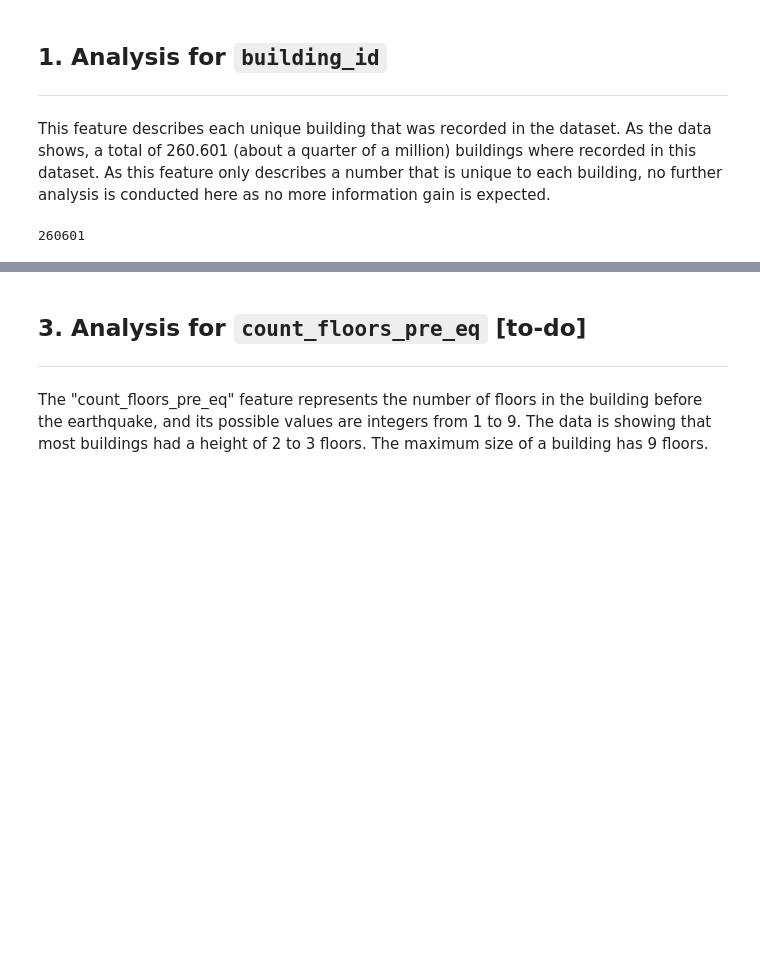
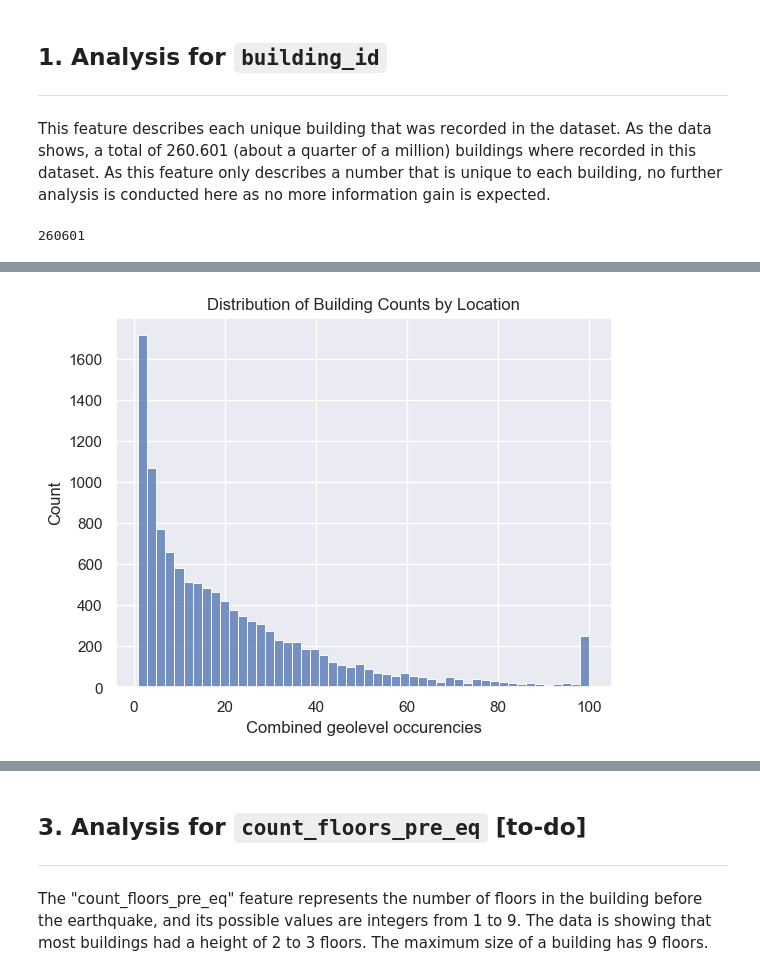
Before and after one commit to Sidies/-2015_Gorkha_earthquake_damage_prediction, a Jupyter notebook: notebooks/Exploration.ipynb, the cells around one changed output, grey strips where cells are left out. Drawn from its saved outputs; the diff is of its cells as text; code cells hidden in the pictures; blank space fills up the shorter version.

```diff
--- a/notebooks/Exploration.ipynb
+++ b/notebooks/Exploration.ipynb
@@ -132,0 +170,10 @@ train_df.building_id.count()
+# %%
+grp_df = train_df.groupby(['geo_level_1_id', 'geo_level_2_id', 'geo_level_3_id']).size().reset_index(name='count')
+grp_df['count'] = grp_df['count'].clip(upper=100) # clip the count values to a maximum of 100
+sns.histplot(data=grp_df, x='count', bins=50)
+plt.xlabel('Combined geolevel occurencies')
+plt.ylabel('Count')
+plt.title('Distribution of Building Counts by Location')
+plt.show()
+# %% [output]
+[figure, added]
```
Also changed, not shown: parts of 10 cells of this notebook.
